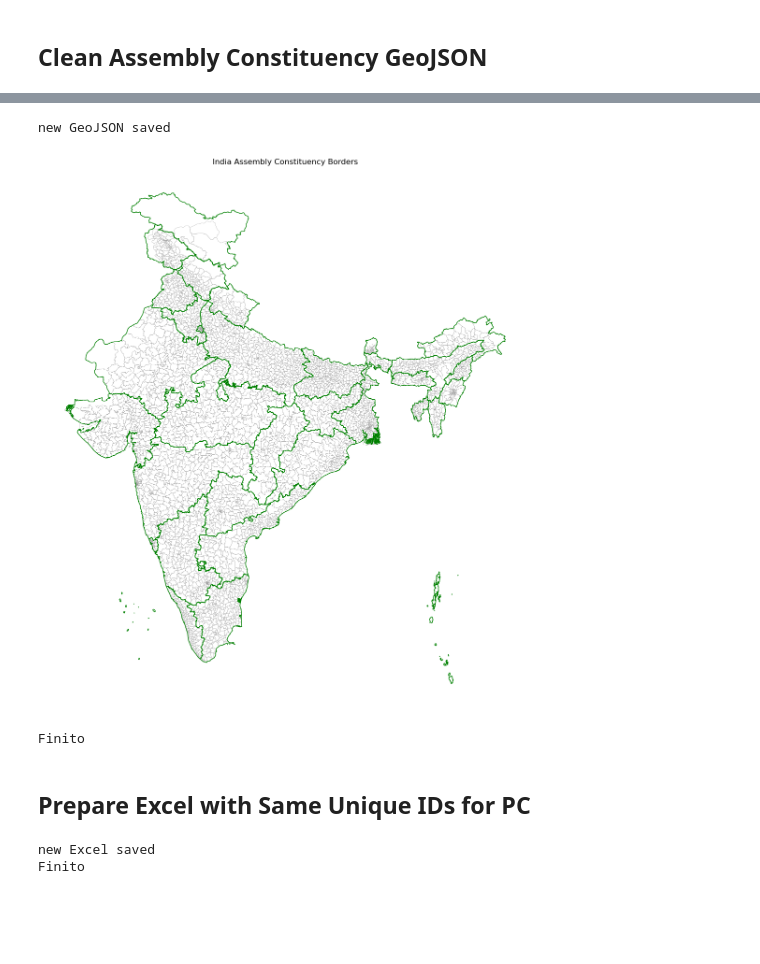
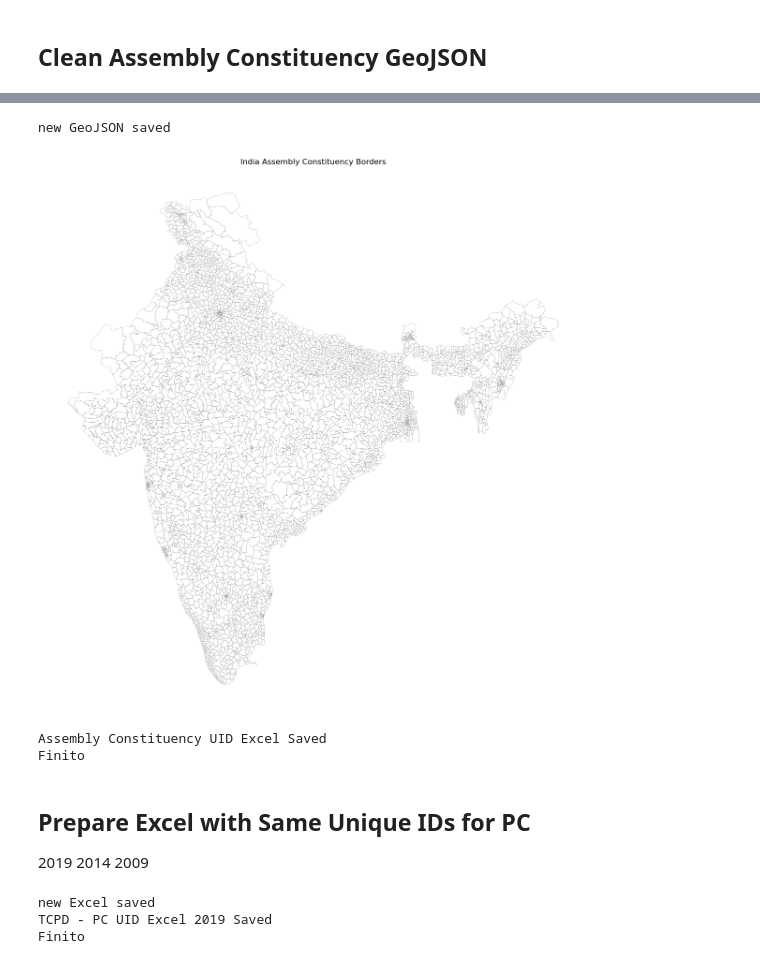
Before and after one commit to talktokalyan/Kalyan-Jupyter-Notebooks, a Jupyter notebook: Capex/Prepare-Geo-Capex.ipynb, the cells around one changed output, grey strips where cells are left out. Saved outputs shown, nothing was run; the diff lists cells and outputs as text; code cells hidden in the pictures; blank space fills up the shorter version.

```diff
--- a/Capex/Prepare-Geo-Capex.ipynb
+++ b/Capex/Prepare-Geo-Capex.ipynb
@@ -226,14 +240,14 @@ fig.patch.set_facecolor('white')  # Change 'lightblue' to your preferred color
 gdf.plot(ax=ax, color='white', edgecolor='black', linewidth=0.25)
 
 # Plot the state borders with a thicker line
-states_gdf.boundary.plot(ax=ax, edgecolor='blue', linewidth=1)
+# states_gdf.boundary.plot(ax=ax, edgecolor='blue', linewidth=1)
 
 # Loop through each geometry and add text annotations for "ST_UNIQUE_ID"
 for idx, row in gdf.iterrows():
     # Get the geometry's representative point (centroid)
     point = row.geometry.representative_point()
     # Use the `ax.annotate` method to add text annotations
-    ax.annotate(text=row['PC_NAME'], xy=(point.x, point.y), horizontalalignment='center', fontsize=3)
+    ax.annotate(text=row['PC_UNIQUE_ID'], xy=(point.x, point.y), horizontalalignment='center', fontsize=6)
 
 
 # Remove the axis for a cleaner look
@@ -243,14 +257,16 @@ plt.title('India Parliamentary Constituency Borders')
 # Display the plot
 plt.show()
 
-## Export Excel with unique PC_id and name for crosschecking with Trivedi Centre data
+# Export excel with geo unique ids for cross-check and verification
 
-df = pc_gdf[['PC_UNIQUE_ID', 'PC_NAME']].drop_duplicates()
+df = pc_gdf[['ST_UNIQUE_ID', 'ST_NAME', 'PC_UNIQUE_ID', 'PC_NAME',]].drop_duplicates()
+df = df.sort_values(by=['PC_UNIQUE_ID']).reset_index(drop=True)
 
 # Save the modified GeoDataFrame back to a GeoJSON file
-output_file_path= os.path.join(proj_folder, 'pc_tcd.xlsx')
-pc_gdf.to_excel(output_file_path, sheet_name="2014")
+output_file_path= os.path.join(shapefiles_interim, 'pc_geo_uid.xlsx')
+df.to_excel(output_file_path, sheet_name="pc-geo-uid")
 
+print('Parliament Constituency UID Excel Saved')
 
 print('Finito')
 # %% [output]
@@ -462,79 +479,97 @@ ac_gdf = ac_gdf.drop(columns=['pc_no', 'ac_no'])
 # Save the modified GeoDataFrame back to a GeoJSON file
 output_file_path= os.path.join(shapefiles_cleaned, 'india_ac_cleaned-V2.geojson')
 ac_gdf.to_file(output_file_path, driver='GeoJSON')
 
 print('new GeoJSON saved')
 ##############
 # Read the just saved new GeoJSON file into a GeoDataFrame
 gdf = gpd.read_file(output_file_path)
 
 # Create a plot
 fig, ax = plt.subplots(figsize=(15, 15))
 # Set the background color of the figure
 fig.patch.set_facecolor('white')  # Change 'lightblue' to your preferred color
 
 # Plot the districts with a thin border
 # districts_gdf.plot(ax=ax, color='white', edgecolor='black', linewidth=0.5)
 gdf.plot(ax=ax, color='white', edgecolor='grey', linewidth=0.25)
 
 # Plot the state borders with a thicker line
-states_gdf.boundary.plot(ax=ax, edgecolor='green', linewidth=1)
+# states_gdf.boundary.plot(ax=ax, edgecolor='green', linewidth=1)
 
 # Remove the axis for a cleaner look
 ax.axis('off')
 # Set the title
 plt.title('India Assembly Constituency Borders')
 # Display the plot
 plt.show()
 
+# Export excel with geo unique ids for cross-check and verification
+
+df = ac_gdf[['ST_UNIQUE_ID', 'ST_NAME', 'PC_UNIQUE_ID', 'PC_NAME', 'AC_UNIQUE_ID', 'AC_NAME']].drop_duplicates()
+df = df.sort_values(by=['AC_UNIQUE_ID']).reset_index(drop=True)
+
+# Save the modified GeoDataFrame back to a GeoJSON file
+output_file_path= os.path.join(shapefiles_interim, 'ac_geo_uid.xlsx')
+df.to_excel(output_file_path, sheet_name="ac-geo-uid")
+
+print('Assembly Constituency UID Excel Saved')
+
 print('Finito')
 # %% [output]
 new GeoJSON saved
-[figure, old version]
+[figure, new version]
+Assembly Constituency UID Excel Saved
 Finito
 # %% [markdown]
 ## Prepare Excel with Same Unique IDs for PC
+2019
+2014
+2009
 # %%
 import pandas as pd
 
 # Load the GeoJSON file into a GeoDataFrame
 xl_file_path= os.path.join(proj_folder, "election_data/GE for 2019_2014 & 2009.xlsx")
-df_2014 = pd.read_excel(xl_file_path, sheet_name="2019")
+df_2019 = pd.read_excel(xl_file_path, sheet_name="2019")
 
 
 # Sort the DataFrame by 'st_id' and 'dtname'
-df_2014 = df_2014.sort_values(by=['ST_UNIQUE_ID', 'Constituency_Name_as_per_ECI']).reset_index(drop=True)
+df_2019 = df_2019.sort_values(by=['ST_UNIQUE_ID', 'Constituency_Name_as_per_ECI']).reset_index(drop=True)
 
 # Group by 'st_id' and create a serial number for each district within each group
-df_2014['serial_no'] = df_2014.groupby('ST_UNIQUE_ID').cumcount() + 1
+df_2019['serial_no'] = df_2019.groupby('ST_UNIQUE_ID').cumcount() + 1
 
 # Convert the serial number to a string and pad with zeros to have four digits
-df_2014['serial_no'] = df_2014['serial_no'].astype(str).str.zfill(3)
+df_2019['serial_no'] = df_2019['serial_no'].astype(str).str.zfill(3)
 
 # Create the unique ID string by concatenating 'st_id' and the zero-padded serial number
-df_2014['PC_UNIQUE_ID'] = df_2014['ST_UNIQUE_ID'] + '-P' + df_2014['serial_no']
+df_2019['PC_UNIQUE_ID'] = df_2019['ST_UNIQUE_ID'] + '-P' + df_2019['serial_no']
 
 # Drop the 'serial_no' column as it is no longer needed
-df_2014 = df_2014.drop(columns=['serial_no'])
+df_2019 = df_2019.drop(columns=['serial_no'])
 
 
 # Save the modified GeoDataFrame back to a GeoJSON file
-output_file_path= os.path.join(proj_folder, 'new_2014.xlsx')
-df_2014.to_excel(output_file_path, sheet_name="2014")
+output_file_path= os.path.join(proj_folder, "election_data/pc_tcpd_data.xlsx")
+df_2019.to_excel(output_file_path, sheet_name="LS_2019")
 
 print('new Excel saved')
 # print(df_2014['PC_UNIQUE_ID'].drop_duplicates()
 ##############
 
-df = df_2014[['PC_UNIQUE_ID', 'Constituency_Name_as_per_ECI']].drop_duplicates()
+# Export excel with geo unique ids for cross-check and verification
+
+df = df_2019[['PC_UNIQUE_ID', 'Constituency_Name_as_per_ECI']].drop_duplicates()
 
 # Save the modified GeoDataFrame back to a GeoJSON file
-output_file_path= os.path.join(proj_folder, 'pc_geo.xlsx')
-df.to_excel(output_file_path, sheet_name="2014")
+output_file_path= os.path.join(proj_folder, "election_data/pc_tcpd_uid.xlsx")
+df.to_excel(output_file_path, sheet_name="2019")
 
-
+print('TCPD - PC UID Excel 2019 Saved')
 
 print('Finito')
 # %% [output]
 new Excel saved
+TCPD - PC UID Excel 2019 Saved
 Finito
```
Also changed, not shown: parts of 9 cells of this notebook, 23 other files.
